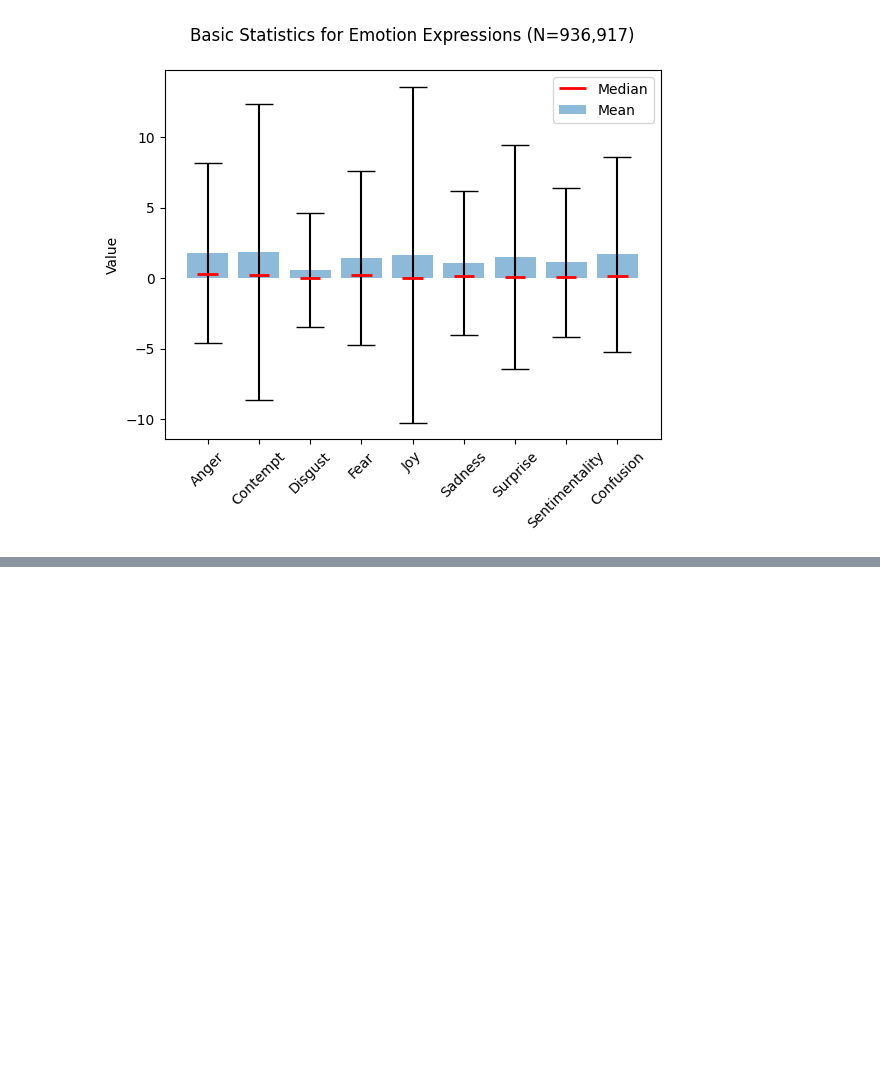
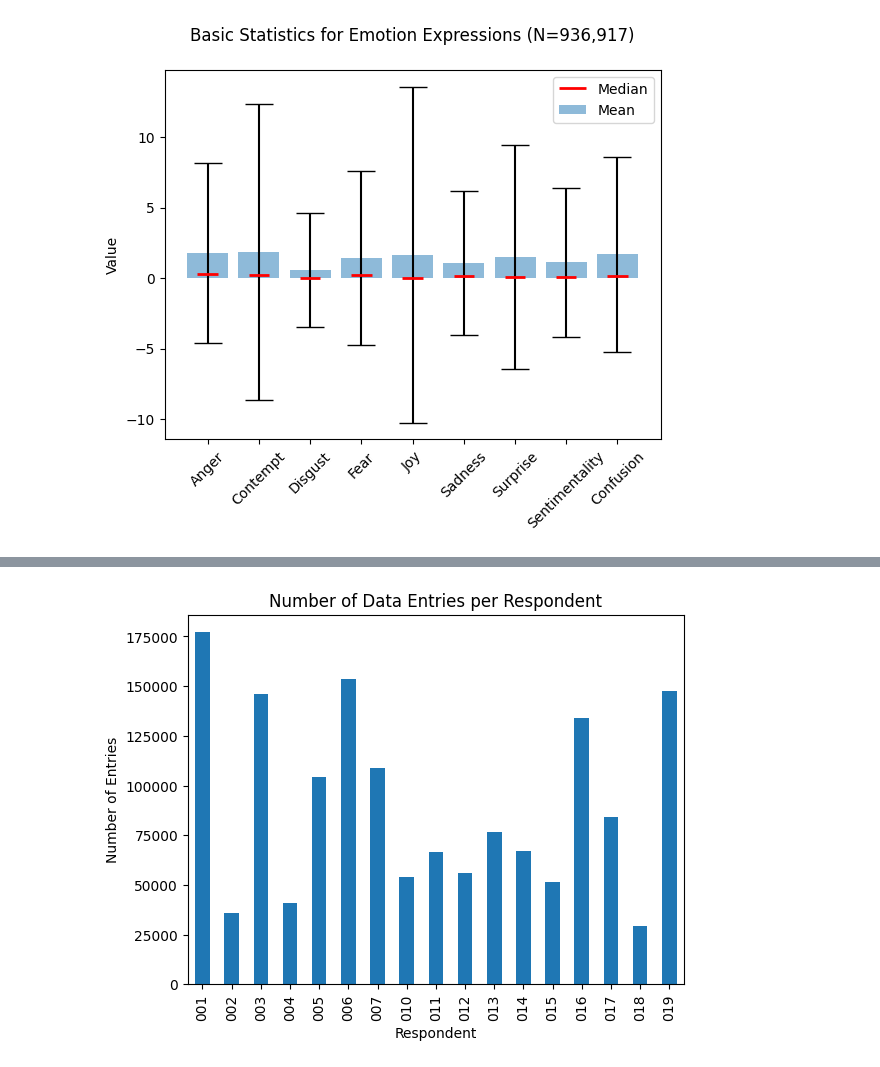
Before and after one commit to litalshl/classifiers, a Jupyter notebook: all_respondents_analysis.ipynb, the cells around one changed output, grey strips where cells are left out. Cells and saved outputs as stored; diff of their text form; code cells hidden in the pictures; blank space fills up the shorter version.

```diff
--- a/all_respondents_analysis.ipynb
+++ b/all_respondents_analysis.ipynb
@@ -162,0 +215,17 @@ plt.show()
+# %%
+import pandas as pd
+import matplotlib.pyplot as plt
+
+# Assuming you have a dataframe named 'facial_expressions_data'
+# Count the number of rows for each respondent
+respondent_counts = facial_expressions_data['Respondent'].value_counts()
+
+# Plot the counts for each respondent as a bar plot
+sorted_counts = respondent_counts.sort_index()
+sorted_counts.plot.bar(x=sorted_counts.index.astype(str), y='Number of Rows')
+plt.xlabel('Respondent')
+plt.ylabel('Number of Entries')
+plt.title('Number of Data Entries per Respondent')
+plt.show()
+# %% [output]
+[figure, added]
```
Also changed, not shown: parts of 7 cells of this notebook.
